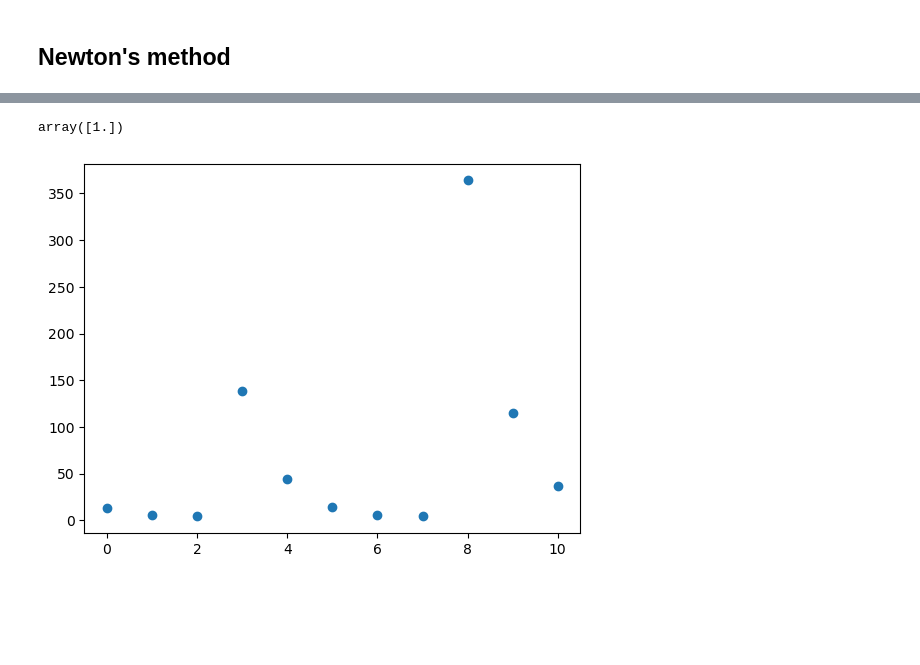
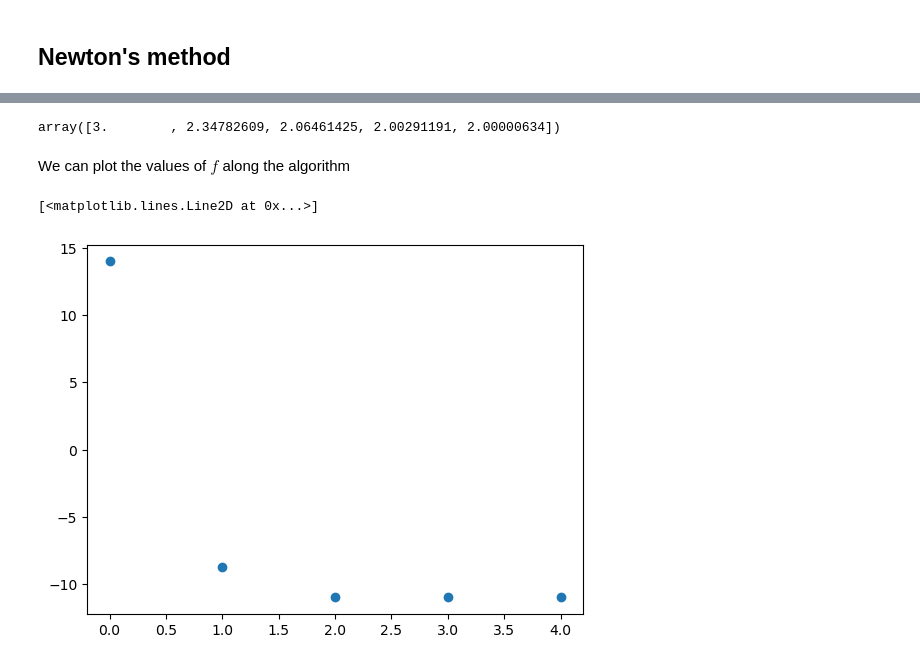
Before and after one commit to giomber/general_mathematics, a Jupyter notebook: grad_descent_newton_method.ipynb, the cells around one changed output, grey strips where cells are left out. Saved outputs shown, nothing was run; the diff lists cells and outputs as text; code cells hidden in the pictures; blank space fills up the shorter version.

```diff
--- a/grad_descent_newton_method.ipynb
+++ b/grad_descent_newton_method.ipynb
@@ -45,8 +67,8 @@ def Newton(x0, max_iter, tol=1e-2):
         x = x0
         iterations = np.array([x])
         for i in range(max_iter):
-            grad = 4*x**3 - 8*x  # Derivative of f(x)
-            hess =12*x**2 - 8
+            grad = 4*x**3 - 16*x  # Derivative of f(x)
+            hess = 12*x**2 - 16
             x_new = x -  grad/hess
             iterations = np.append(iterations, x_new)
             if abs(x_new - x) < tol:
@@ -61,6 +78,6 @@ array([1.5       , 0.75833333, 4.00170698, 3.04710917, 2.32776492,
 # %%
-Newtalgo=Newton(2, max_iter=10)
-plt.plot(np.linspace(-2, 2, 200),f(np.linspace(-2,2,200)))
+Newtalgo=Newton(3, max_iter=5)
+plt.plot(np.linspace(-3, 3, 200),f(np.linspace(-3,3,200)))
 plt.plot(Newtalgo,f(Newtalgo),'o')
 plt.show()
 # %% [output]
@@ -68,6 +85,11 @@ Error:
+# %%
+Newtalgo
+# %% [output]
+array([3.        , 2.34782609, 2.06461425, 2.00291191, 2.00000634])
+# %% [markdown]
+We can plot the values of $f$ along the algorithm
 # %%
-plt.plot(np.linspace(0,10,11),f(Newtalgo),'o')
-np.linspace(1,10,1)
+plt.plot(np.linspace(0,len(Newtalgo)-1,len(Newtalgo)),f(Newtalgo),'o')
 # %% [output]
-array([1.])
+[<matplotlib.lines.Line2D at 0x...>]
-[figure, old version]
+[figure, new version]
```
Also changed, not shown: parts of 11 cells of this notebook.
